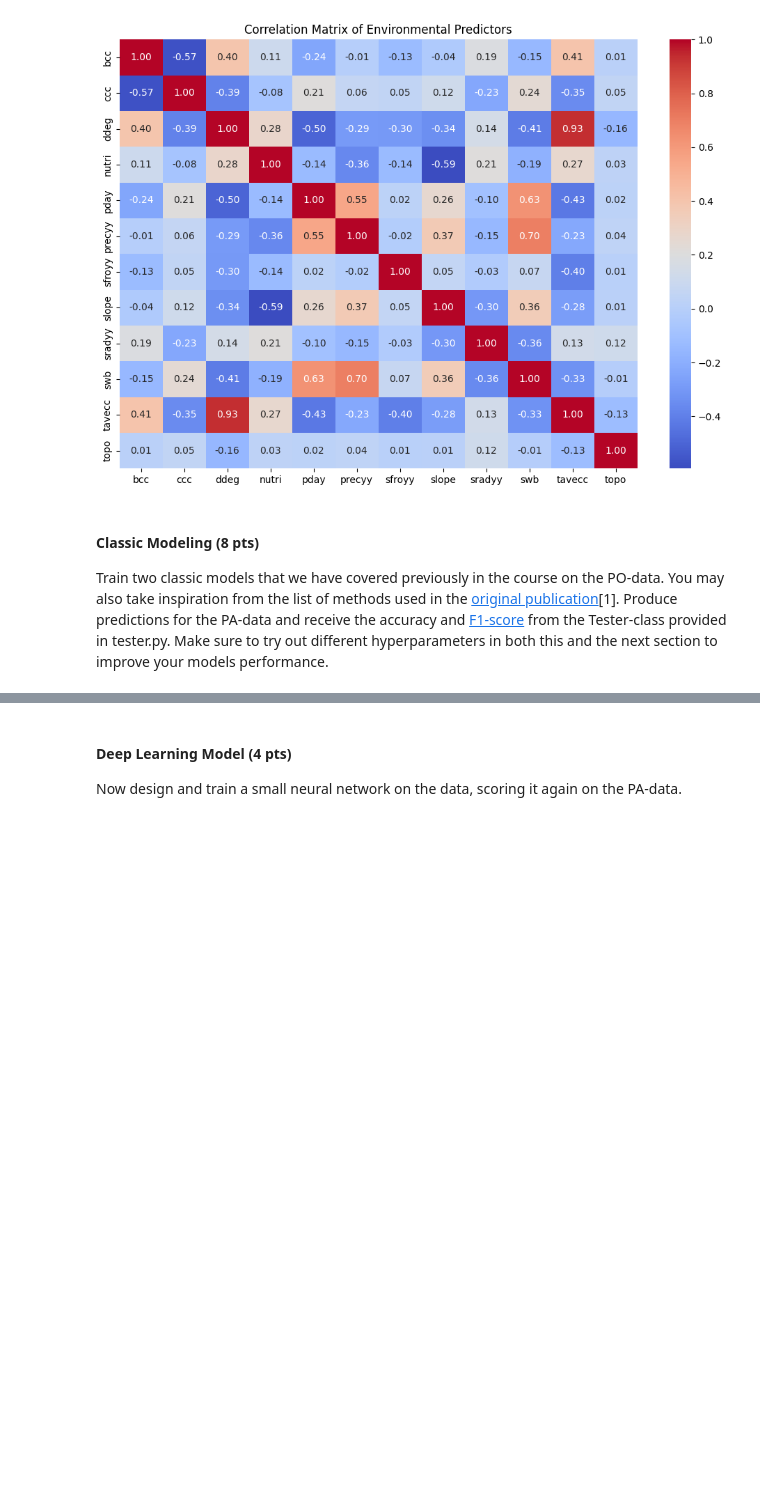
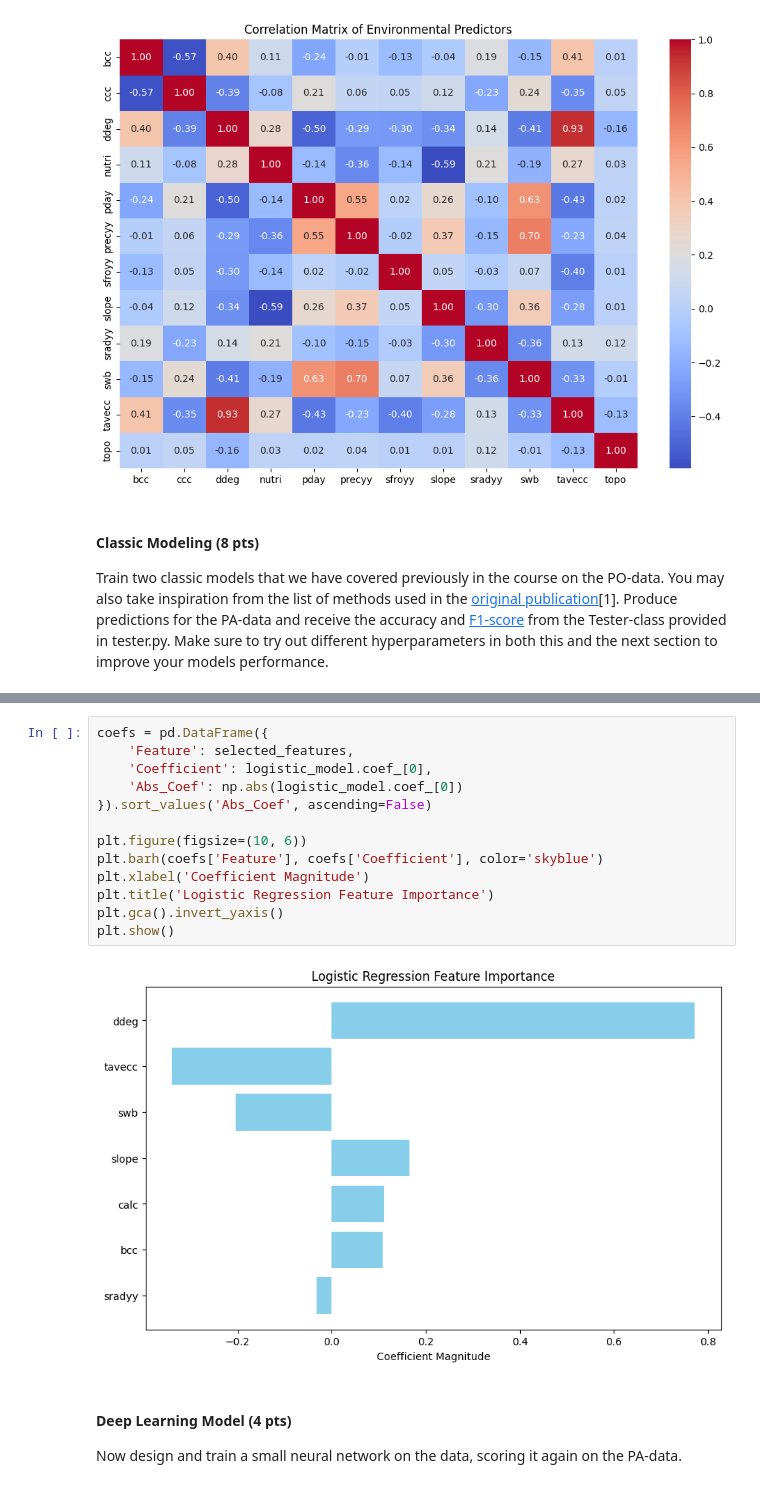
Before and after one commit to troniixx/uzh, a Jupyter notebook: Computational Science/Sem 4/PHY371/Lab7_Biodiversity/ML4S_2025_Lab7_Biodiversity.ipynb, the cells around one changed output, grey strips where cells are left out. Saved outputs shown, nothing was run; the diff lists cells and outputs as text; blank space fills up the shorter version.

```diff
--- a/Computational Science/Sem 4/PHY371/Lab7_Biodiversity/ML4S_2025_Lab7_Biodiversity.ipynb
+++ b/Computational Science/Sem 4/PHY371/Lab7_Biodiversity/ML4S_2025_Lab7_Biodiversity.ipynb
@@ -152,3 +198,18 @@ X_test_scaled = scaler.transform(X_test_env)
+# %%
+coefs = pd.DataFrame({
+    'Feature': selected_features,
+    'Coefficient': logistic_model.coef_[0],
+    'Abs_Coef': np.abs(logistic_model.coef_[0])
+}).sort_values('Abs_Coef', ascending=False)
+
+plt.figure(figsize=(10, 6))
+plt.barh(coefs['Feature'], coefs['Coefficient'], color='skyblue')
+plt.xlabel('Coefficient Magnitude')
+plt.title('Logistic Regression Feature Importance')
+plt.gca().invert_yaxis()
+plt.show()
+# %% [output]
+[figure, added]
 # %% [markdown]
 #### Deep Learning Model (4 pts)
 
```
Also changed, not shown: parts of 6 cells of this notebook, 4 other files.
